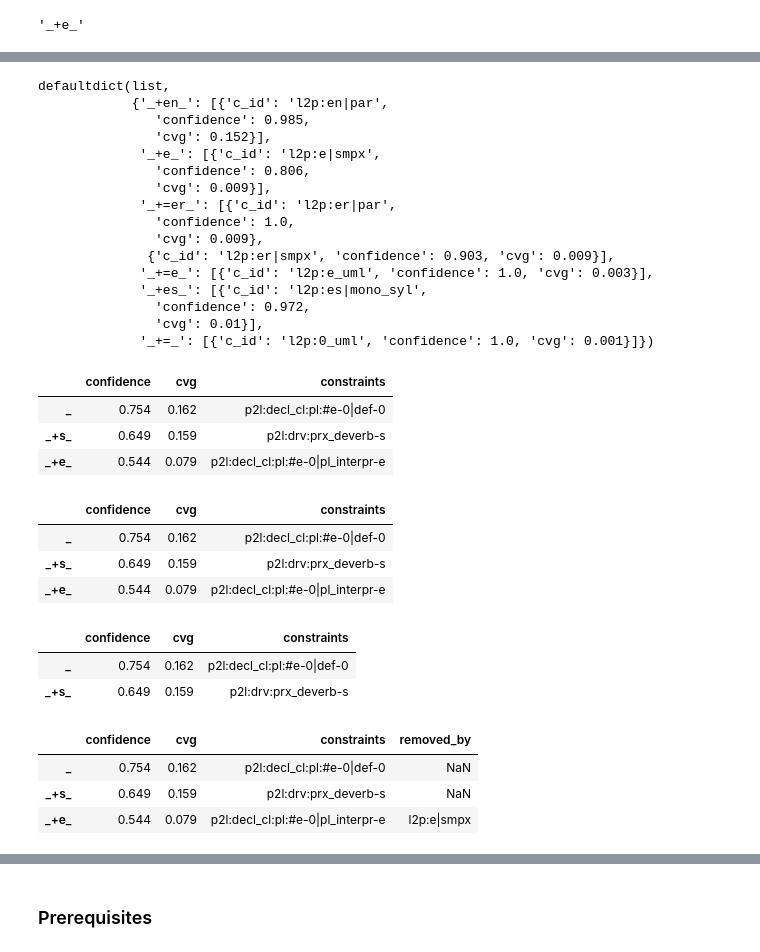
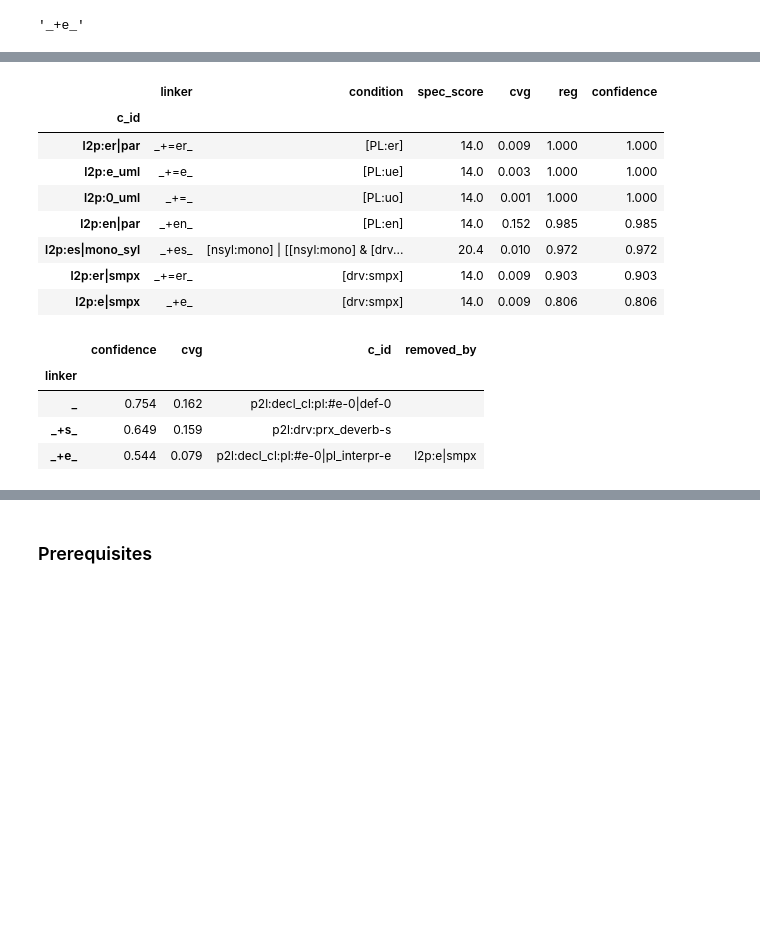
Before and after one commit to maxschmaltz/DieKonstraints, a Jupyter notebook: model.ipynb, the cells around one changed output, grey strips where cells are left out. Drawn from its saved outputs; the diff is of its cells as text; code cells hidden in the pictures; blank space fills up the shorter version.

```diff
--- a/model.ipynb
+++ b/model.ipynb
@@ -129,69 +113,27 @@ defaultdict(list,
-# %%
-cxc.unacceptable_linkers
-# %% [output]
-defaultdict(list,
-            {'_+en_': [{'c_id': 'l2p:en|par',
-               'confidence': 0.985,
-               'cvg': 0.152}],
-             '_+e_': [{'c_id': 'l2p:e|smpx',
-               'confidence': 0.806,
-               'cvg': 0.009}],
-             '_+=er_': [{'c_id': 'l2p:er|par',
-               'confidence': 1.0,
-               'cvg': 0.009},
-              {'c_id': 'l2p:er|smpx', 'confidence': 0.903, 'cvg': 0.009}],
-             '_+=e_': [{'c_id': 'l2p:e_uml', 'confidence': 1.0, 'cvg': 0.003}],
-             '_+es_': [{'c_id': 'l2p:es|mono_syl',
-               'confidence': 0.972,
-               'cvg': 0.01}],
-             '_+=_': [{'c_id': 'l2p:0_uml', 'confidence': 1.0, 'cvg': 0.001}]})
 # %%
 cxc.predict(
     method="albright_hayes",
     count_def_constr=True,
     constr_cooperation=False,
-    restrict_with_l2p=False
+    restrict_with_l2p=True
 )
 
-cxc.linker_scoreboard
+cxc.restr_constr_df
 # %% [output]
-|  | confidence | cvg | constraints |
-| _ | 0.754 | 0.162 | p2l:decl_cl:pl:#e-0|def-0 |
-| _+s_ | 0.649 | 0.159 | p2l:drv:prx_deverb-s |
-| _+e_ | 0.544 | 0.079 | p2l:decl_cl:pl:#e-0|pl_interpr-e |
+|  | linker | condition | spec_score | cvg | reg | confidence |
+| c_id |  |  |  |  |  |  |
+| l2p:er|par | _+=er_ | [PL:er] | 14.0 | 0.009 | 1.000 | 1.000 |
+| l2p:e_uml | _+=e_ | [PL:ue] | 14.0 | 0.003 | 1.000 | 1.000 |
+| l2p:0_uml | _+=_ | [PL:uo] | 14.0 | 0.001 | 1.000 | 1.000 |
+| l2p:en|par | _+en_ | [PL:en] | 14.0 | 0.152 | 0.985 | 0.985 |
+| l2p:es|mono_syl | _+es_ | [nsyl:mono] | [[nsyl:mono] & [drv... | 20.4 | 0.010 | 0.972 | 0.972 |
+| l2p:er|smpx | _+=er_ | [drv:smpx] | 14.0 | 0.009 | 0.903 | 0.903 |
+| l2p:e|smpx | _+e_ | [drv:smpx] | 14.0 | 0.009 | 0.806 | 0.806 |
-# %%
-cxc.predict(
-    method="albright_hayes",
-    count_def_constr=False,
-    constr_cooperation=False,
-    restrict_with_l2p=False
-)
-
-cxc.linker_scoreboard
-# %% [output]
-|  | confidence | cvg | constraints |
-| _ | 0.754 | 0.162 | p2l:decl_cl:pl:#e-0|def-0 |
-| _+s_ | 0.649 | 0.159 | p2l:drv:prx_deverb-s |
-| _+e_ | 0.544 | 0.079 | p2l:decl_cl:pl:#e-0|pl_interpr-e |
-# %%
-cxc.predict(
-    method="albright_hayes",
-    count_def_constr=True,
-    constr_cooperation=False,
-    restrict_with_l2p=True
-)
-
-cxc.linker_scoreboard
-
-cxc.linker_scoreboard
-# %% [output]
-|  | confidence | cvg | constraints |
-| _ | 0.754 | 0.162 | p2l:decl_cl:pl:#e-0|def-0 |
-| _+s_ | 0.649 | 0.159 | p2l:drv:prx_deverb-s |
-# %%
-cxc.linker_scoreboard_extended
-# %% [output]
-|  | confidence | cvg | constraints | removed_by |
-| _ | 0.754 | 0.162 | p2l:decl_cl:pl:#e-0|def-0 | NaN |
-| _+s_ | 0.649 | 0.159 | p2l:drv:prx_deverb-s | NaN |
-| _+e_ | 0.544 | 0.079 | p2l:decl_cl:pl:#e-0|pl_interpr-e | l2p:e|smpx |
+# %%
+cxc.linker_scoreboard
+# %% [output]
+|  | confidence | cvg | c_id | removed_by |
+| linker |  |  |  |  |
+| _ | 0.754 | 0.162 | p2l:decl_cl:pl:#e-0|def-0 |  |
+| _+s_ | 0.649 | 0.159 | p2l:drv:prx_deverb-s |  |
+| _+e_ | 0.544 | 0.079 | p2l:decl_cl:pl:#e-0|pl_interpr-e | l2p:e|smpx |
```
Also changed, not shown: parts of 31 cells of this notebook, 1 other file.
